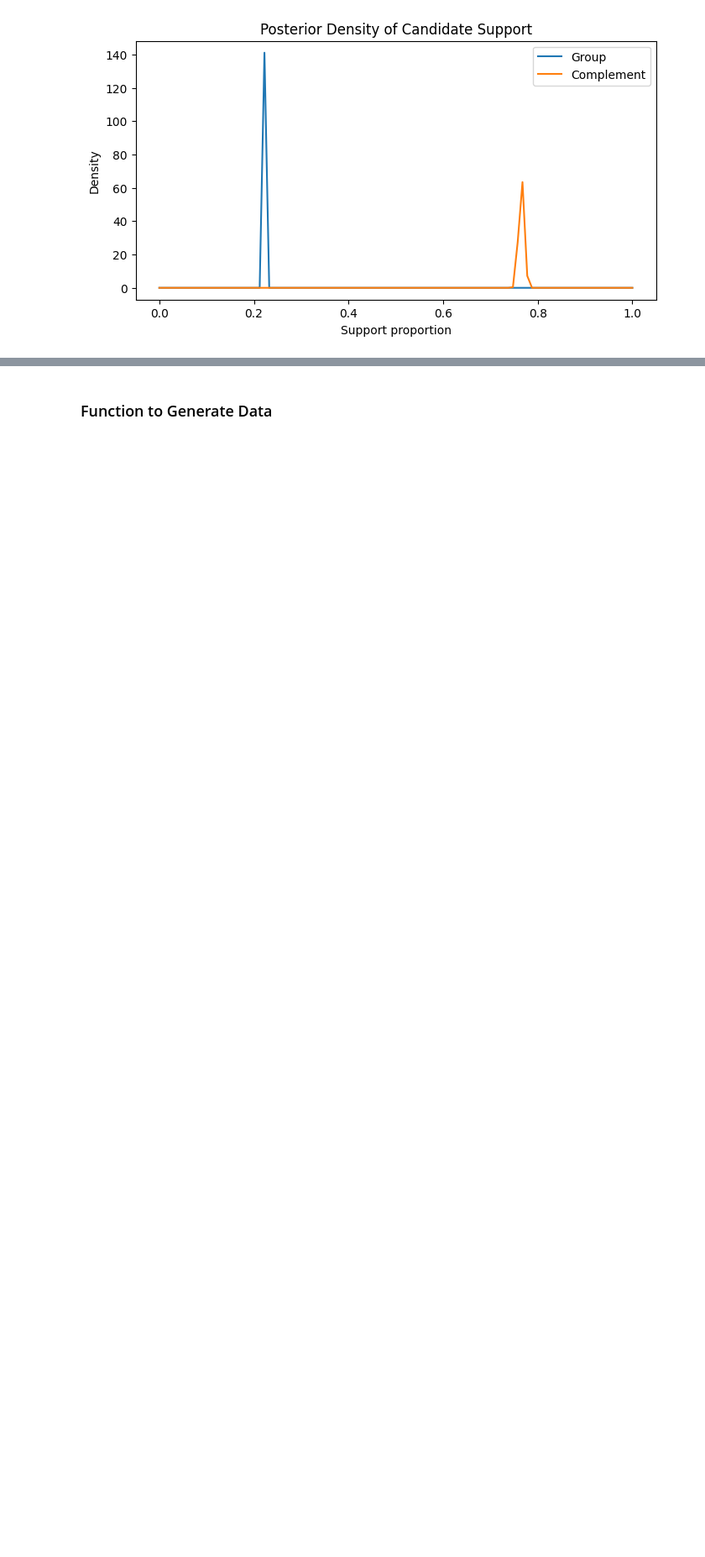
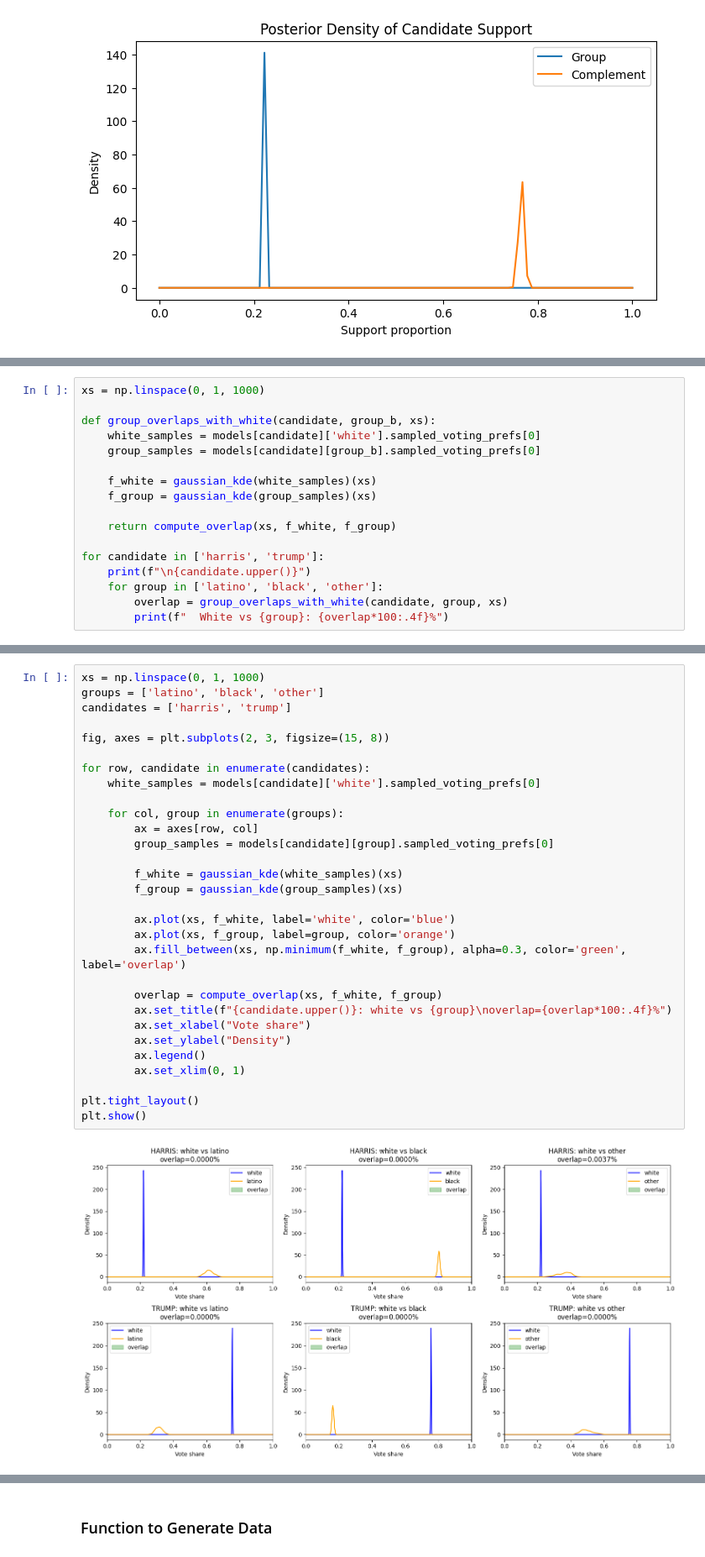
Before and after one commit to CSE416-Rockies/Rockies-VRA-Repeal-Analysis, a Jupyter notebook: preprocessing/Arkansas/ar_ei.ipynb, the cells around one changed output, grey strips where cells are left out. Shown at 84% size. Drawn from its saved outputs; the diff is of its cells as text; blank space fills up the shorter version.

Commit message:
Added polarized voting percentage (pp-15) code into ei notebooks + ei_jsons

```diff
--- a/preprocessing/Arkansas/ar_ei.ipynb
+++ b/preprocessing/Arkansas/ar_ei.ipynb
@@ -363,0 +375,17 @@ plt.show()
+# %%
+xs = np.linspace(0, 1, 1000)
+
+def group_overlaps_with_white(candidate, group_b, xs):
+    white_samples = models[candidate]['white'].sampled_voting_prefs[0]
+    group_samples = models[candidate][group_b].sampled_voting_prefs[0]
+
+    f_white = gaussian_kde(white_samples)(xs)
+    f_group = gaussian_kde(group_samples)(xs)
+
+    return compute_overlap(xs, f_white, f_group)
+
+for candidate in ['harris', 'trump']:
+    print(f"\n{candidate.upper()}")
+    for group in ['latino', 'black', 'other']:
+        overlap = group_overlaps_with_white(candidate, group, xs)
+        print(f"  White vs {group}: {overlap*100:.4f}%")
@@ -363,0 +402,32 @@ plt.show()
+# %%
+xs = np.linspace(0, 1, 1000)
+groups = ['latino', 'black', 'other']
+candidates = ['harris', 'trump']
+
+fig, axes = plt.subplots(2, 3, figsize=(15, 8))
+
+for row, candidate in enumerate(candidates):
+    white_samples = models[candidate]['white'].sampled_voting_prefs[0]
+
+    for col, group in enumerate(groups):
+        ax = axes[row, col]
+        group_samples = models[candidate][group].sampled_voting_prefs[0]
+
+        f_white = gaussian_kde(white_samples)(xs)
+        f_group = gaussian_kde(group_samples)(xs)
+
+        ax.plot(xs, f_white, label='white', color='blue')
+        ax.plot(xs, f_group, label=group, color='orange')
+        ax.fill_between(xs, np.minimum(f_white, f_group), alpha=0.3, color='green', label='overlap')
+
+        overlap = compute_overlap(xs, f_white, f_group)
+        ax.set_title(f"{candidate.upper()}: white vs {group}\noverlap={overlap*100:.4f}%")
+        ax.set_xlabel("Vote share")
+        ax.set_ylabel("Density")
+        ax.legend()
+        ax.set_xlim(0, 1)
+
+plt.tight_layout()
+plt.show()
+# %% [output]
+[figure, added]
```
Also changed, not shown: parts of 8 cells of this notebook, 3 other files.
